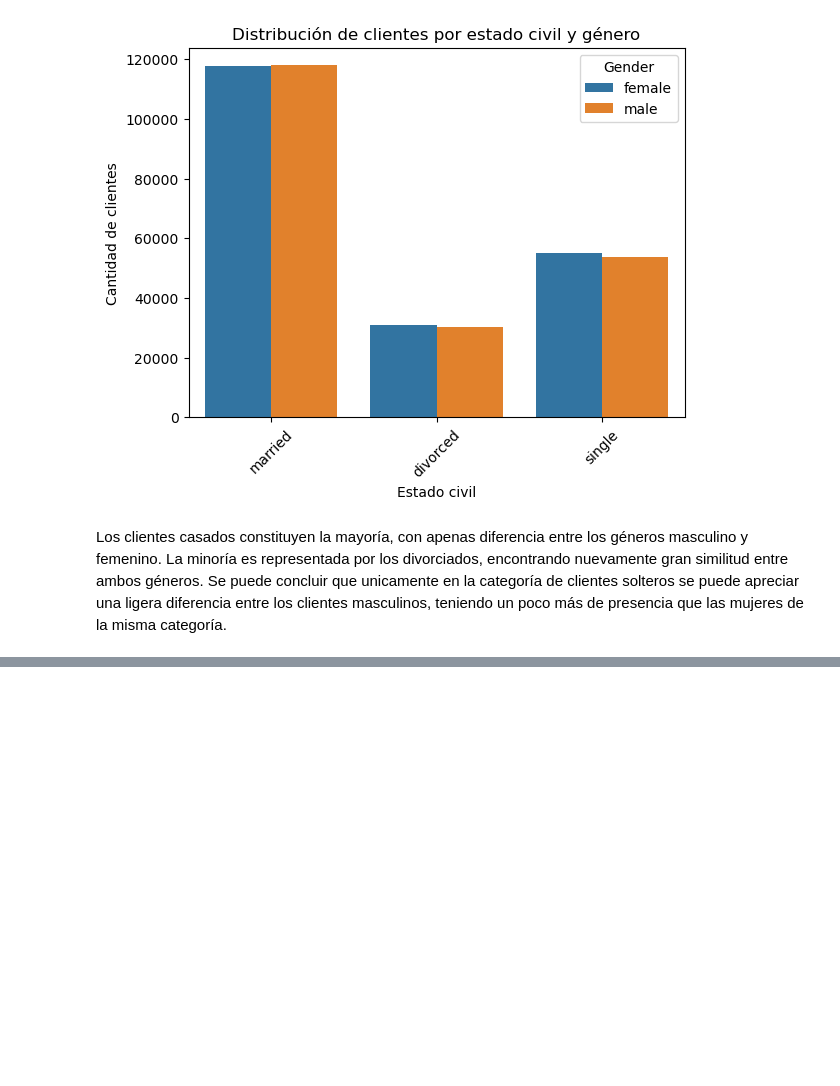
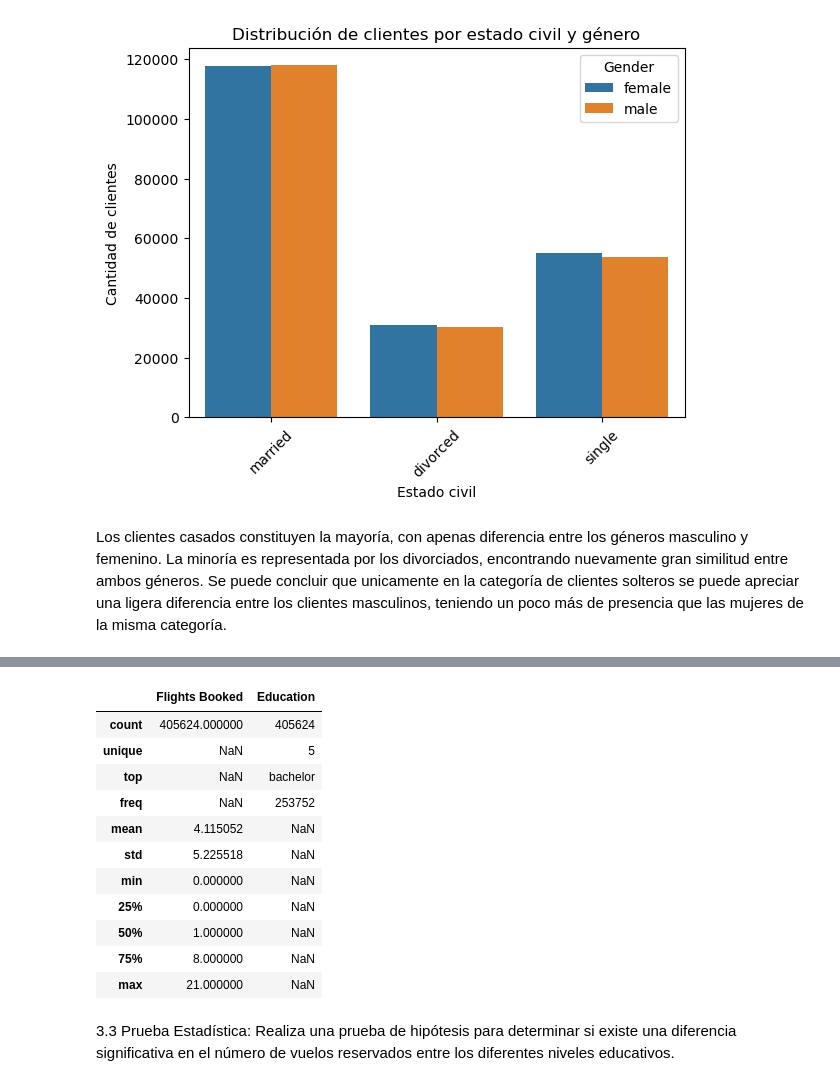
Before and after one commit to Adalab/bda-modulo-3-evaluacion-final-gara598, a Jupyter notebook: prueba_evaluacion_modulo_3.ipynb, the cells around one changed output, grey strips where cells are left out. Drawn from its saved outputs; the diff is of its cells as text; code cells hidden in the pictures; blank space fills up the shorter version.

```diff
--- a/prueba_evaluacion_modulo_3.ipynb
+++ b/prueba_evaluacion_modulo_3.ipynb
@@ -673,0 +721,18 @@ Los clientes casados constituyen la mayoría, con apenas diferencia entre los g
+# %%
+df_columns.describe(include='all')
+# %% [output]
+|  | Flights Booked | Education |
+| count | 405624.000000 | 405624 |
+| unique | NaN | 5 |
+| top | NaN | bachelor |
+| freq | NaN | 253752 |
+| mean | 4.115052 | NaN |
+| std | 5.225518 | NaN |
+| min | 0.000000 | NaN |
+| 25% | 0.000000 | NaN |
+| 50% | 1.000000 | NaN |
+| 75% | 8.000000 | NaN |
+| max | 21.000000 | NaN |
+# %% [markdown]
+3.3 Prueba Estadística: Realiza una prueba de hipótesis para determinar si existe una diferencia
+ significativa en el número de vuelos reservados entre los diferentes niveles educativos.
```
Also changed, not shown: parts of 6 cells of this notebook.
